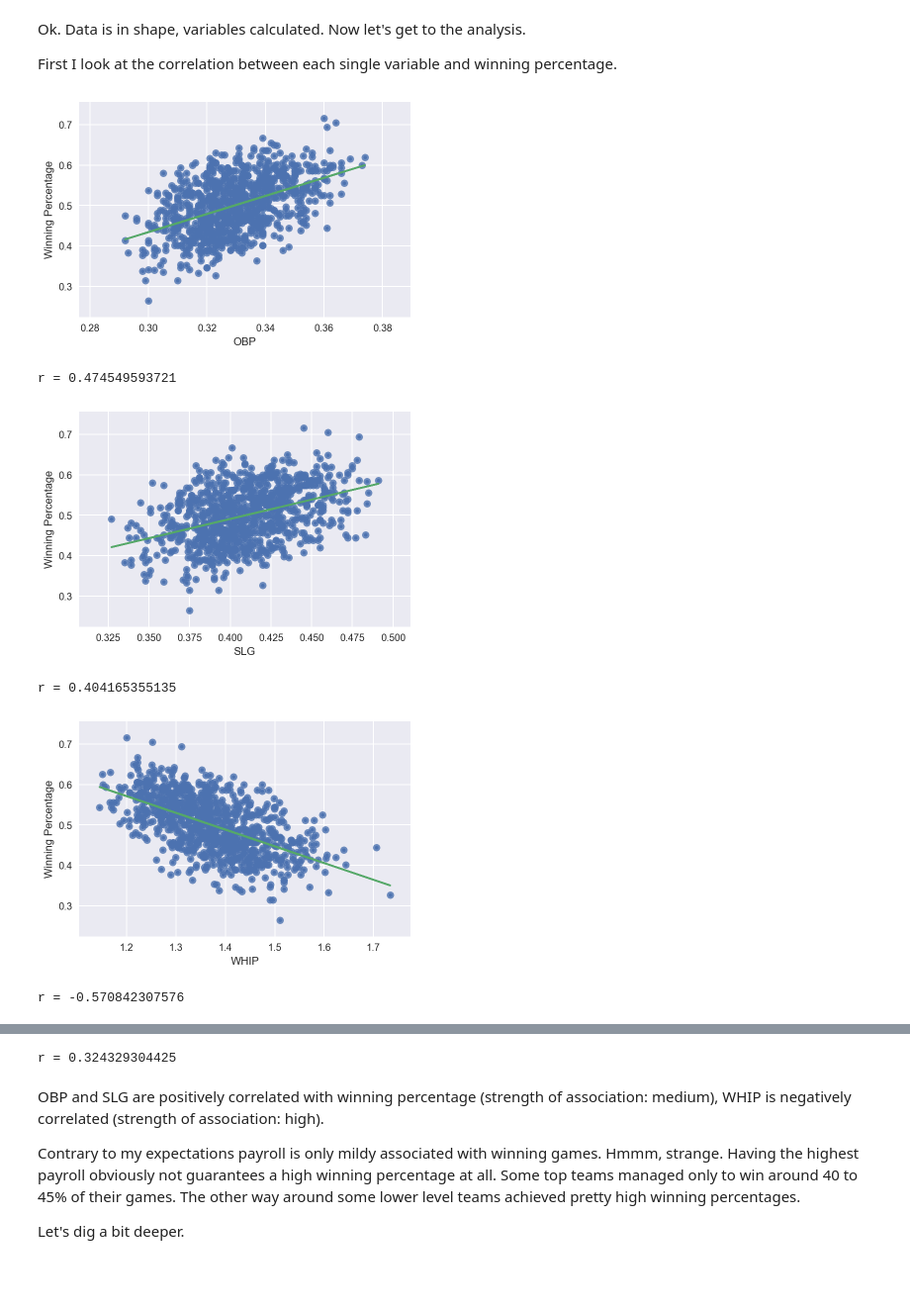
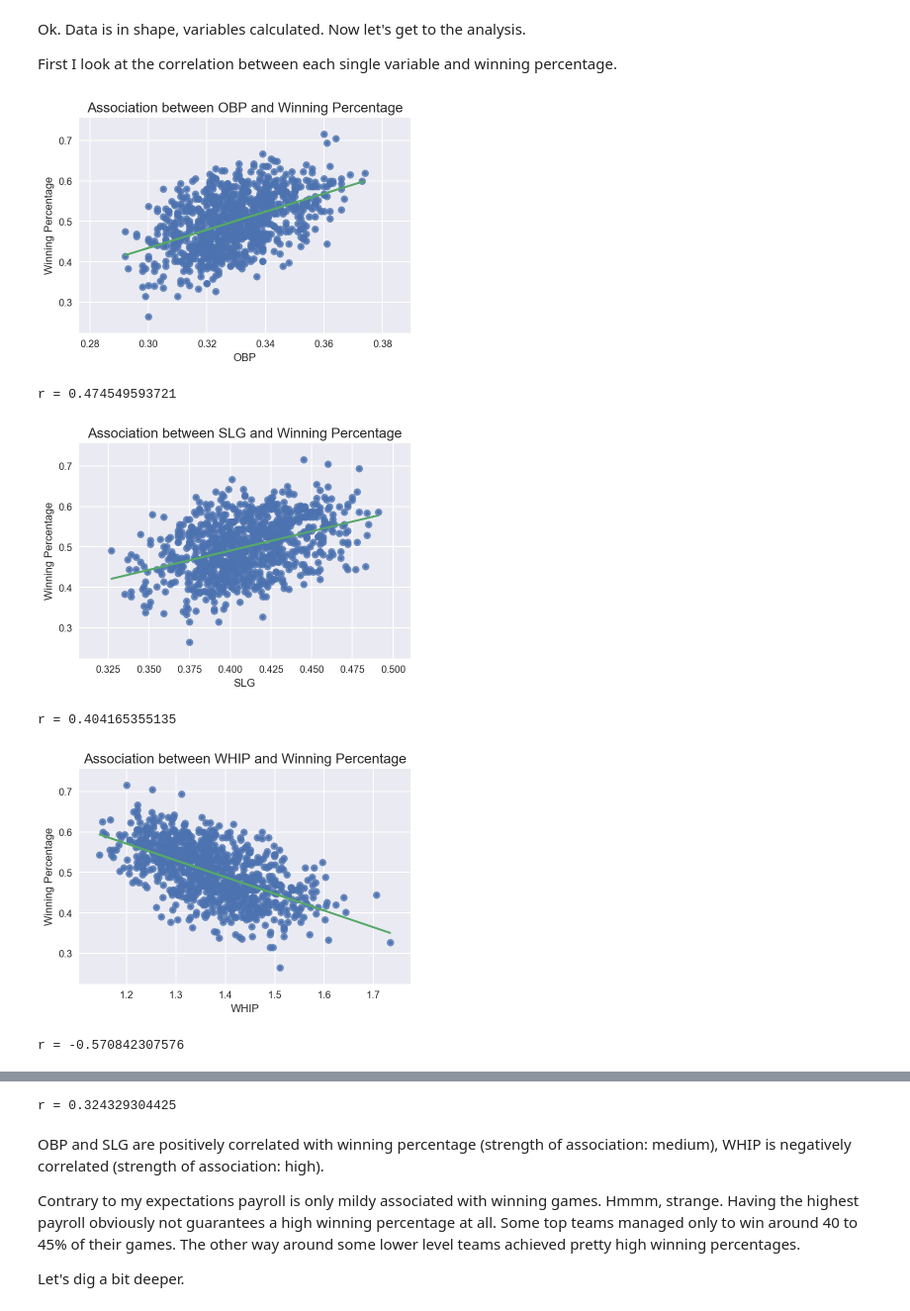
Before and after one commit to mattjaenicke/Data_Analyst_ND_Project2, a Jupyter notebook: Data_Analyst_ND_Project2.ipynb, the cells around one changed output, grey strips where cells are left out. Shown at 99% size. Drawn from its saved outputs; the diff is of its cells as text; code cells hidden in the pictures; blank space fills up the shorter version.

```diff
--- a/Data_Analyst_ND_Project2.ipynb
+++ b/Data_Analyst_ND_Project2.ipynb
@@ -308,24 +310,25 @@ First I look at the correlation between each single variable and winning percent
 # %%
 # Write a function to plot a scatterplot, add a best fit line and print out Pearson's r
 
-def scatter_plot(df, expl_v, resp_v, xlabel):
+def scatter_plot(df, expl_v, resp_v, xlabel, atitle):
     plt.scatter(expl_v, resp_v, alpha=0.8)
     m, b = np.polyfit(expl_v, resp_v, 1)
     plt.plot(expl_v, resp_v, '.')
     plt.plot(expl_v, m*expl_v + b, '-')
     plt.xlabel(xlabel)
     plt.ylabel('Winning Percentage')
+    plt.title(atitle, fontsize= 14)
     plt.show()
     print("r = " + str(resp_v.corr(expl_v)))
 
-scatter_plot(master_df, master_df['OBP'], master_df['winning_percentage'], 'OBP')
-scatter_plot(master_df, master_df['SLG'], master_df['winning_percentage'], 'SLG')
-scatter_plot(master_df, master_df['WHIP'], master_df['winning_percentage'], 'WHIP')
-scatter_plot(master_df, master_df['norm_payroll'], master_df['winning_percentage'], 'Payroll (normalized)')
+scatter_plot(master_df, master_df['OBP'], master_df['winning_percentage'], 'OBP', 'Association between OBP and Winning Percentage')
+scatter_plot(master_df, master_df['SLG'], master_df['winning_percentage'], 'SLG', 'Association between SLG and Winning Percentage')
+scatter_plot(master_df, master_df['WHIP'], master_df['winning_percentage'], 'WHIP', 'Association between WHIP and Winning Percentage')
+scatter_plot(master_df, master_df['norm_payroll'], master_df['winning_percentage'], 'Payroll (normalized)', 'Association between Payroll (normalized) and Winning Percentage')
 # %% [output]
-[figure, old version]
+[figure, new version]
 r = 0.474549593721
-[figure, old version]
+[figure, new version]
 r = 0.404165355135
-[figure, old version]
+[figure, new version]
 r = -0.570842307576
```
Also changed, not shown: parts of 7 cells of this notebook.
